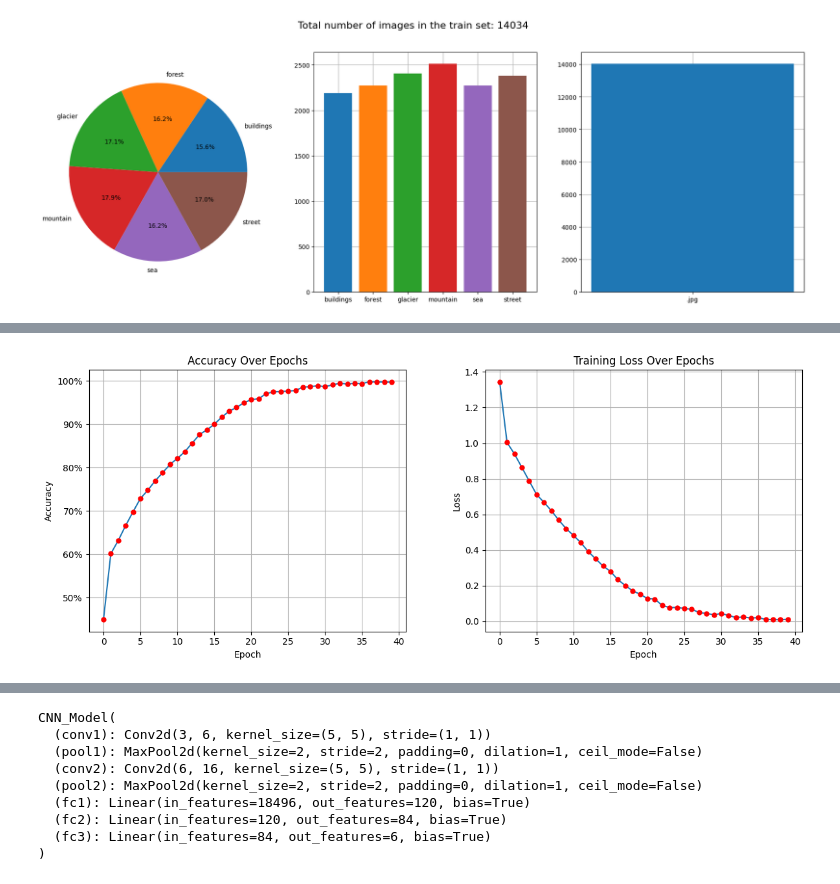
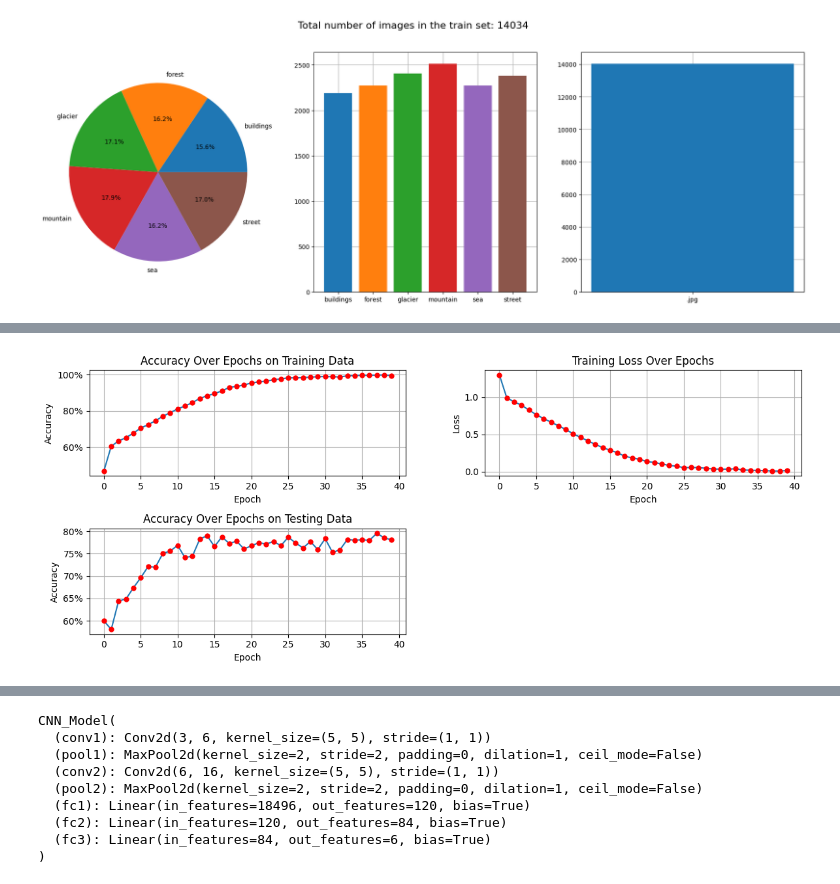
Before and after one commit to damian930/Intel_Image_Classifier, a Jupyter notebook: CNN_model.ipynb, the cells around one changed output, grey strips where cells are left out. Saved outputs shown, nothing was run; the diff lists cells and outputs as text; code cells hidden in the pictures.

Commit message:
added logging and plotting for testing after each epoch. Semms like have some troubles with overfitting

```diff
--- a/CNN_model.ipynb
+++ b/CNN_model.ipynb
@@ -377,30 +430,41 @@ Done Training
 # %%
 # Displaying usefull training info
 
-fig, ax = plt.subplots(1, 2, figsize=(12, 5))
+fig, ax = plt.subplots(2, 2, figsize=(12, 5))
 
-# Plotting the first graph (Accuracy)
-ax[0].plot(range(n_epochs), epoch_accuracies, marker='o',  markerfacecolor='red', markeredgecolor='None')
-ax[0].set_title("Accuracy Over Epochs")
-ax[0].set_xlabel("Epoch")
-ax[0].set_ylabel("Accuracy")
-ax[0].yaxis.set_major_formatter(lambda x, pos: f'{int(x)}%')
-ax[0].grid()
+# Plotting the first graph (Training Accuracy)
+ax[0][0].plot(range(n_epochs), epoch_accuracies_on_train, marker='o',  markerfacecolor='red', markeredgecolor='None')
+ax[0][0].set_title("Accuracy Over Epochs on Training Data")
+ax[0][0].set_xlabel("Epoch")
+ax[0][0].set_ylabel("Accuracy")
+ax[0][0].yaxis.set_major_formatter(lambda x, pos: f'{int(x)}%')
+ax[0][0].grid()
 
-# Plotting the second graph (Loss)
-ax[1].plot(range(n_epochs), epoch_losses, marker='o',  markerfacecolor='red', markeredgecolor='None')
-ax[1].set_title("Training Loss Over Epochs")
-ax[1].set_xlabel("Epoch")
-ax[1].set_ylabel("Loss")
-ax[1].grid()
+# Plotting the second graph (Training Loss)
+ax[0][1].plot(range(n_epochs), epoch_losses, marker='o',  markerfacecolor='red', markeredgecolor='None')
+ax[0][1].set_title("Training Loss Over Epochs")
+ax[0][1].set_xlabel("Epoch")
+ax[0][1].set_ylabel("Loss")
+ax[0][1].grid()
+
+# Protting the third graph (Testing Accuracy)
+ax[1][0].plot(range(n_epochs), epoch_accuracies_on_test, marker='o',  markerfacecolor='red', markeredgecolor='None')
+ax[1][0].set_title("Accuracy Over Epochs on Testing Data")
+ax[1][0].set_xlabel("Epoch")
+ax[1][0].set_ylabel("Accuracy")
+ax[1][0].yaxis.set_major_formatter(lambda x, pos: f'{int(x)}%')
+ax[1][0].grid()
 
 # Adjusting layout to avoid overlap
 plt.tight_layout()
 plt.subplots_adjust(wspace=0.25)
 
+# Removing the 4th empty plot
+fig.delaxes(ax[1][1])
+
 plt.show()
 # %% [output]
-[figure, old version]
+[figure, new version]
 # %%
 # Visualising a couple of images from the testing set
 
```
Also changed, not shown: parts of 9 cells of this notebook, 1 other file.
